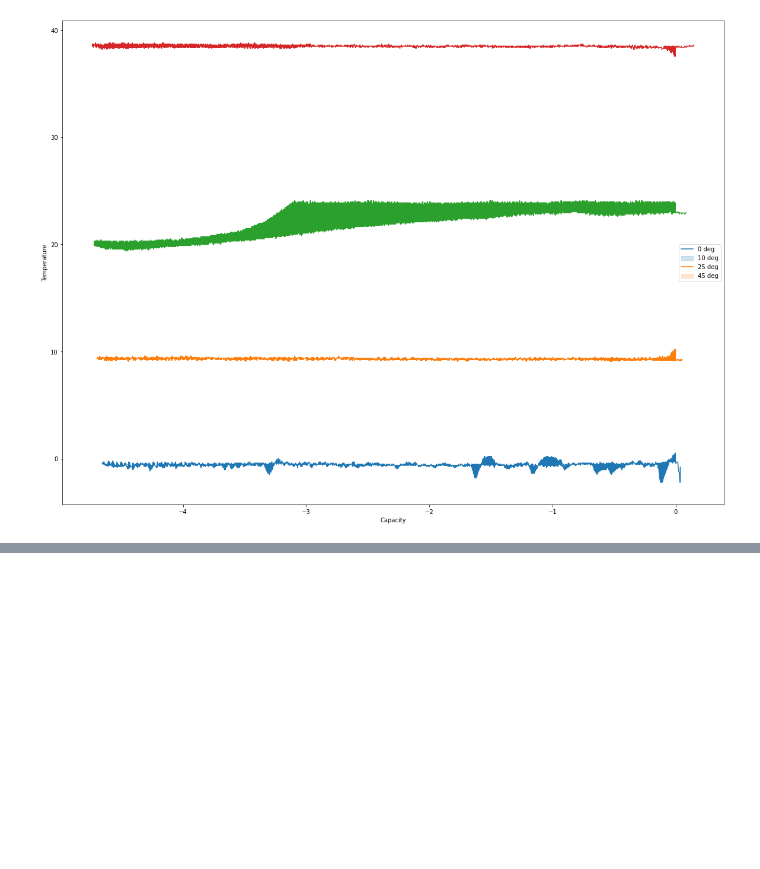
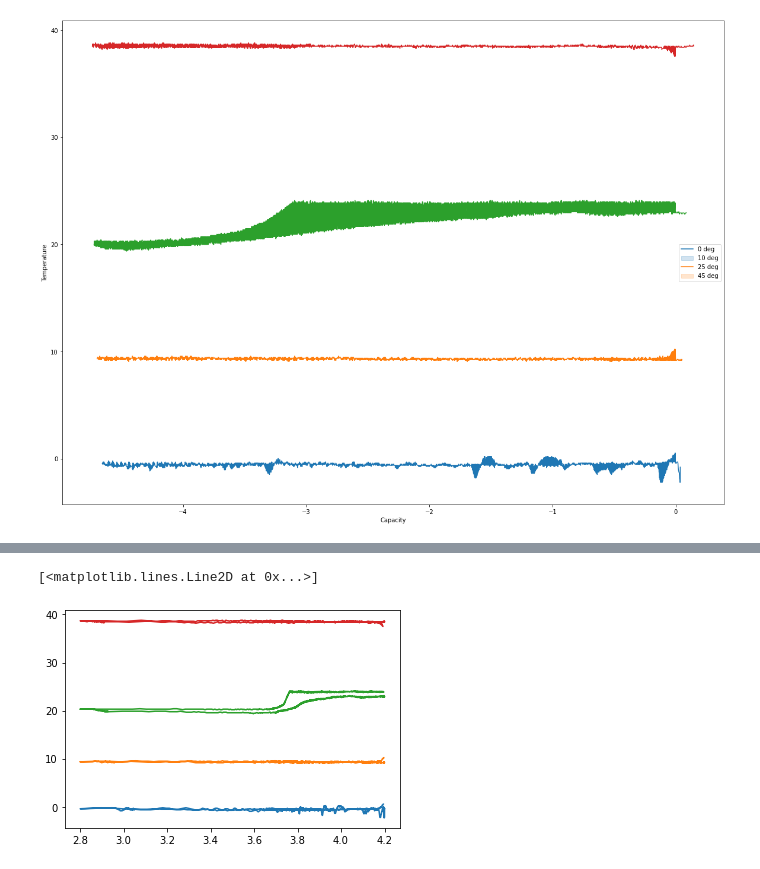
Before and after one commit to bpst98/battery_usage, a Jupyter notebook: Project-4.ipynb, the cells around one changed output, grey strips where cells are left out. Saved outputs shown, nothing was run; the diff lists cells and outputs as text; code cells hidden in the pictures; blank space fills up the shorter version.

```diff
--- a/Project-4.ipynb
+++ b/Project-4.ipynb
@@ -105,0 +136,8 @@ plt.show()
+# %%
+plt.plot(data__820_C20DisCh_0_deg['Voltage'], data__820_C20DisCh_0_deg['Temperature'])
+plt.plot(data__800_C20DisCh_10_deg['Voltage'], data__800_C20DisCh_10_deg['Temperature'] )
+plt.plot(data__773_C20DisCh_25_deg['Voltage'], data__773_C20DisCh_25_deg['Temperature'] )
+plt.plot(data__761_C20DisCh_45_deg['Voltage'], data__761_C20DisCh_45_deg['Temperature'] )
+# %% [output]
+[<matplotlib.lines.Line2D at 0x...>]
+[figure, added]
```
Also changed, not shown: parts of 4 cells of this notebook.
